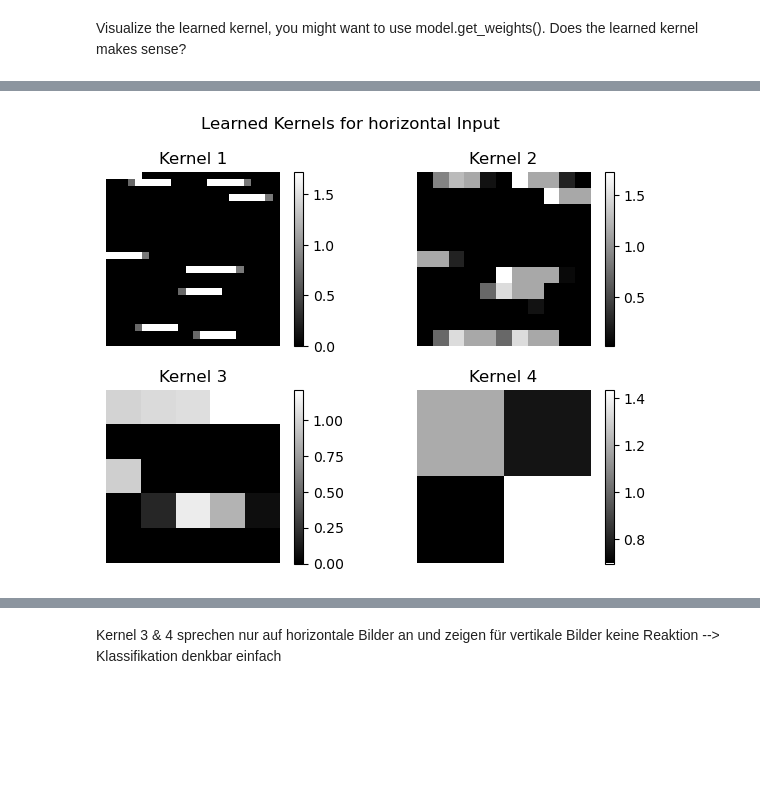
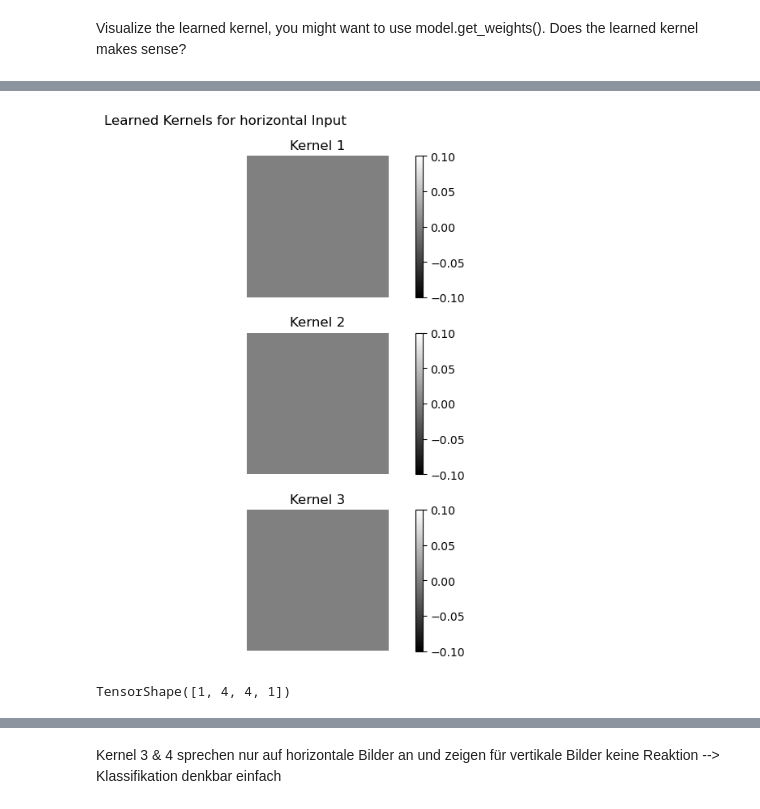
Before and after one commit to flnat/DeepLearning, a Jupyter notebook: Blatt_2/Edgelovers.ipynb, the cells around one changed output, grey strips where cells are left out. Saved outputs shown, nothing was run; the diff lists cells and outputs as text; code cells hidden in the pictures; blank space fills up the shorter version.

```diff
--- a/Blatt_2/Edgelovers.ipynb
+++ b/Blatt_2/Edgelovers.ipynb
@@ -4,6 +4,8 @@ import matplotlib.pyplot as plt
 
 import tensorflow as tf
 from tensorflow import keras
+# %%
+plt.rcParams["figure.figsize"] = (7, 7)
 # %% [markdown]
 ## Simple CNN for Edgelovers
 # %% [markdown]
@@ -152,15 +153,3 @@ for idx, weight in enumerate(weights):
         biases.append(weight)
 
 output_weights = tf.constant(kernels[-1], dtype="float64")
-# %%
-fig, axs = plt.subplots(2, 2)
-
-for idx, ax in enumerate(axs.flatten()):
-    im = ax.imshow(np.reshape(kernels[idx], (2, 2)), cmap="gray")
-    ax.set_title(f"Convolution Kernel {idx + 1}")
-
-    ax.axis("off")
-    plt.colorbar(im, ax=ax)
-fig.suptitle("Learned Convolution Kernels")
-fig.tight_layout()
-plt.show()
@@ -168,0 +156,7 @@ plt.show()
+# %%
+
+im = plt.imshow(np.reshape(kernels[0], (5, 5)), cmap="gray")
+plt.title(f"Convolution Kernel")
+
+plt.axis("off")
+plt.colorbar(im);
@@ -169,26 +165,31 @@ plt.show()
 # %%
 import tensorflow as tf
 
 example_hor = np.expand_dims(make_image(False), axis=0)
 
-layer_1_hor = tf.nn.max_pool2d(tf.nn.relu(tf.nn.conv2d(example_hor, kernels[0], [1, 1], "VALID") + biases[0]), ksize=([2, 2]), strides=[2,2], padding= "VALID")
-layer_2_hor = tf.nn.max_pool2d(tf.nn.relu(tf.nn.conv2d(layer_1_hor, kernels[1], [1, 1], "VALID") + biases[1]), ksize=([2, 2]), strides=[2,2], padding= "VALID")
-layer_3_hor = tf.nn.max_pool2d(tf.nn.relu(tf.nn.conv2d(layer_2_hor, kernels[2], [1, 1], "VALID") + biases[2]), ksize=([2, 2]), strides=[2,2], padding= "VALID")
-layer_4_hor = tf.nn.max_pool2d(tf.nn.relu(tf.nn.conv2d(layer_3_hor, kernels[3], [1, 1], "VALID") + biases[3]), ksize=([2, 2]), strides=[2,2], padding= "VALID")
+layer_1_hor = tf.nn.max_pool2d(
+    tf.nn.relu(tf.nn.conv2d(example_hor, filters=kernels[0], strides=[1, 1], padding="VALID") + biases[0]),
+    ksize=[2, 2], strides=[5, 5], padding="VALID")
+layer_2_hor = tf.nn.max_pool2d(layer_1_hor, ksize=[2, 2], strides=[2, 2], padding="VALID")
+layer_3_hor = tf.nn.max_pool2d(layer_2_hor, ksize=[2, 2], strides=[2, 2], padding="VALID")
 
-hor_layers = [layer_1_hor, layer_2_hor, layer_3_hor, layer_4_hor]
+hor_layers = [layer_1_hor, layer_2_hor, layer_3_hor]
 
-fig, axs = plt.subplots(2, 2)
+fig, axs = plt.subplots(3)
 fig.suptitle("Learned Kernels for horizontal Input")
 for idx, ax in enumerate(axs.flatten()):
     im = ax.imshow(np.squeeze(hor_layers[idx]), cmap="gray")
     ax.set_title(f"Kernel {idx + 1}")
     ax.axis("off")
     fig.colorbar(im, ax=ax)
 fig.tight_layout()
 plt.show()
 # %% [output]
-[figure, old version]
+[figure, new version]
+# %%
+layer_2_hor.shape
+# %% [output]
+TensorShape([1, 4, 4, 1])
 # %%
 example_ver = np.expand_dims(make_image(vertical=True), axis=0)
 
```
Also changed, not shown: parts of 7 cells of this notebook.
